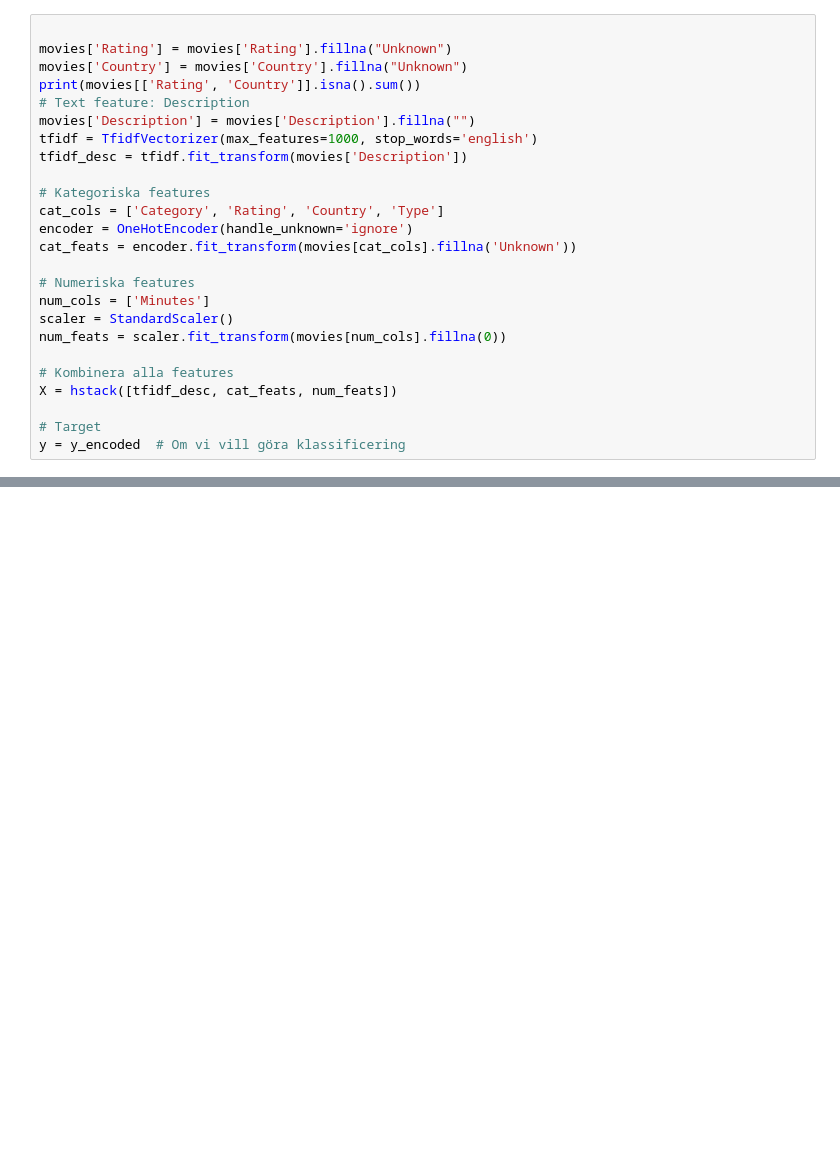
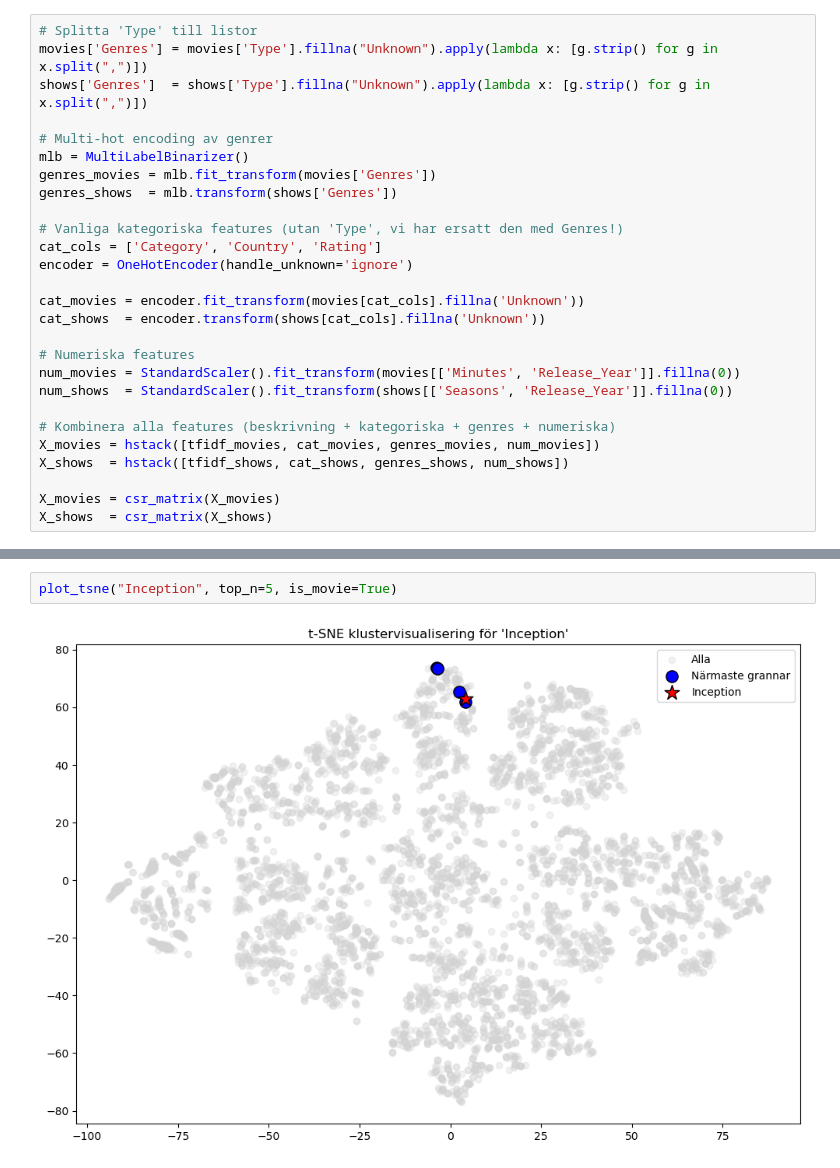
Before and after one commit to ManaInfectedRP/Squirtle-KundskapsKontroll, a Jupyter notebook: Sebbe.ipynb, the cells around one changed output, grey strips where cells are left out. Drawn from its saved outputs; the diff is of its cells as text; blank space fills up the shorter version.

```diff
--- a/Sebbe.ipynb
+++ b/Sebbe.ipynb
@@ -75,25 +78,27 @@ NaN i target: 0
 # %%
+# Splitta 'Type' till listor
+movies['Genres'] = movies['Type'].fillna("Unknown").apply(lambda x: [g.strip() for g in x.split(",")])
+shows['Genres']  = shows['Type'].fillna("Unknown").apply(lambda x: [g.strip() for g in x.split(",")])
 
-movies['Rating'] = movies['Rating'].fillna("Unknown")
-movies['Country'] = movies['Country'].fillna("Unknown")
-print(movies[['Rating', 'Country']].isna().sum())
-# Text feature: Description
-movies['Description'] = movies['Description'].fillna("")
-tfidf = TfidfVectorizer(max_features=1000, stop_words='english')
-tfidf_desc = tfidf.fit_transform(movies['Description'])
+# Multi-hot encoding av genrer
+mlb = MultiLabelBinarizer()
+genres_movies = mlb.fit_transform(movies['Genres'])
+genres_shows  = mlb.transform(shows['Genres'])
 
-# Kategoriska features
-cat_cols = ['Category', 'Rating', 'Country', 'Type']
+# Vanliga kategoriska features (utan 'Type', vi har ersatt den med Genres!)
+cat_cols = ['Category', 'Country', 'Rating']
 encoder = OneHotEncoder(handle_unknown='ignore')
-cat_feats = encoder.fit_transform(movies[cat_cols].fillna('Unknown'))
+
+cat_movies = encoder.fit_transform(movies[cat_cols].fillna('Unknown'))
+cat_shows  = encoder.transform(shows[cat_cols].fillna('Unknown'))
 
 # Numeriska features
-num_cols = ['Minutes']
-scaler = StandardScaler()
-num_feats = scaler.fit_transform(movies[num_cols].fillna(0))
+num_movies = StandardScaler().fit_transform(movies[['Minutes', 'Release_Year']].fillna(0))
+num_shows  = StandardScaler().fit_transform(shows[['Seasons', 'Release_Year']].fillna(0))
 
-# Kombinera alla features
-X = hstack([tfidf_desc, cat_feats, num_feats])
+# Kombinera alla features (beskrivning + kategoriska + genres + numeriska)
+X_movies = hstack([tfidf_movies, cat_movies, genres_movies, num_movies])
+X_shows  = hstack([tfidf_shows, cat_shows, genres_shows, num_shows])
 
-# Target
-y = y_encoded  # Om vi vill göra klassificering
+X_movies = csr_matrix(X_movies)
+X_shows  = csr_matrix(X_shows)
@@ -181,0 +233,4 @@ print("Bästa hyperparametrar:", study.best_params)
+# %%
+plot_tsne("Inception", top_n=5, is_movie=True)
+# %% [output]
+[figure, added]
```
Also changed, not shown: parts of 10 cells of this notebook.
